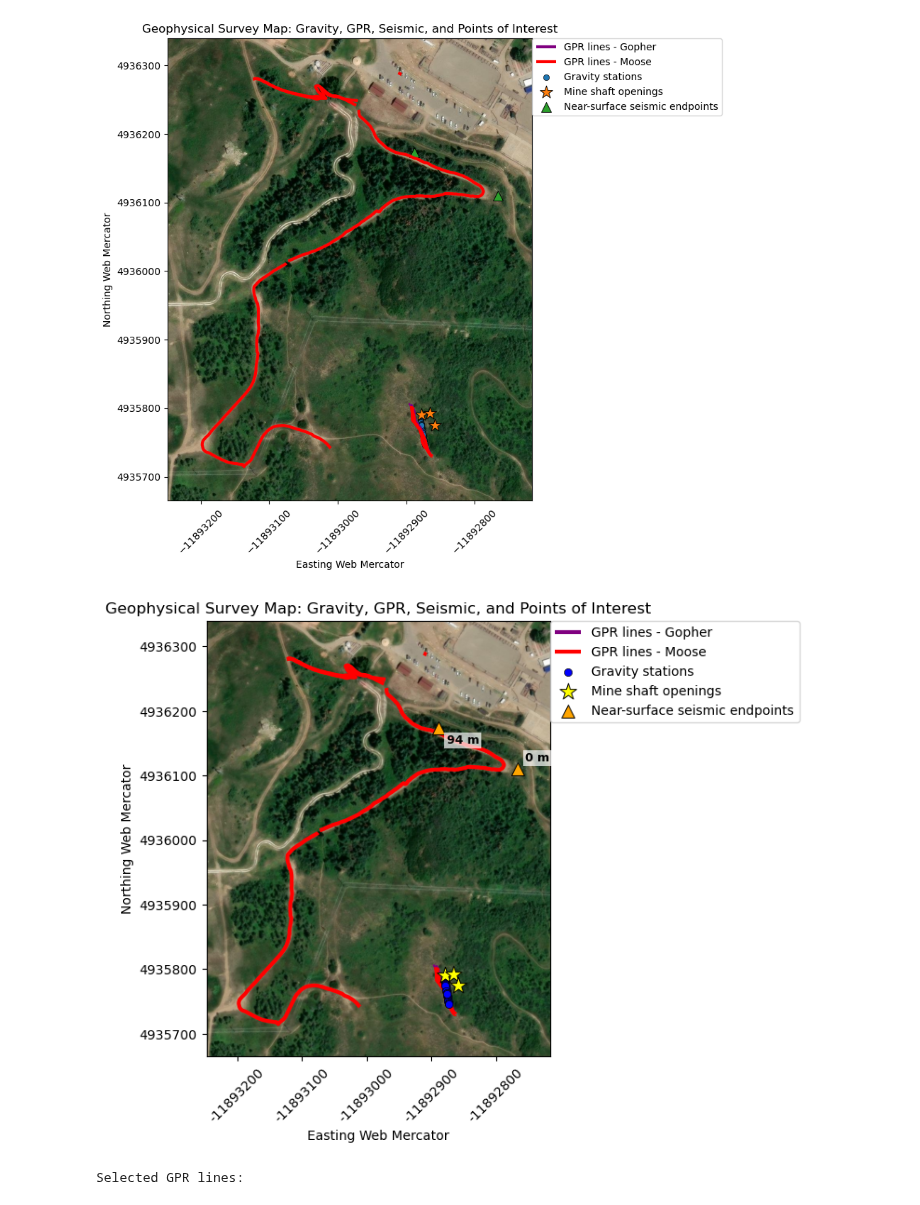
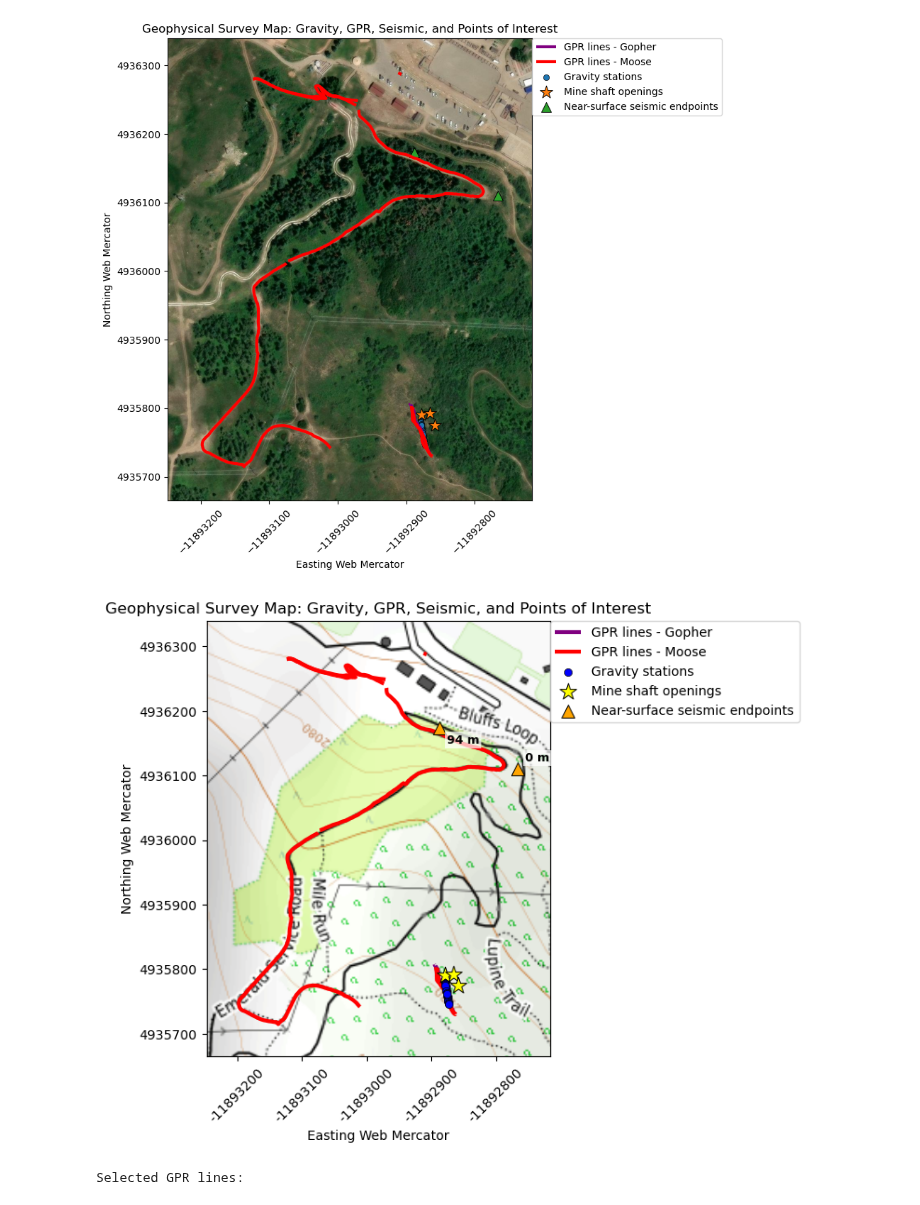
Before and after one commit to tessamurphy16/Geophysical-Characterization-of-the-Historic-Onyx-Mine-in-Steamboat-Springs-CO.-, a Jupyter notebook: notebooks/WORKING ipynb files/gravity_gps.ipynb, the cells around one changed output. Saved outputs shown, nothing was run; the diff lists cells and outputs as text; code cells hidden in the pictures.

```diff
--- a/notebooks/WORKING ipynb files/gravity_gps.ipynb
+++ b/notebooks/WORKING ipynb files/gravity_gps.ipynb
@@ -567,8 +549,8 @@ ax.set_ylim(ymin - buffer, ymax + buffer)
 # Basemap first
 cx.add_basemap(
     ax,
-    source=cx.providers.Esri.WorldImagery,
-    zoom=18,
+    source=cx.providers.OpenTopoMap,
+    zoom=16,
     attribution=False
 )
 
@@ -644,34 +626,35 @@ for idx, row in seismic_3857.iterrows():
         color="black",
         fontweight="bold",
         bbox=dict(facecolor="white", edgecolor="none", alpha=0.7, pad=1.5),
         zorder=7
     )
 
 # ----------------------------
 # Formatting
 # ----------------------------
 
 ax.set_title("Geophysical Survey Map: Gravity, GPR, Seismic, and Points of Interest")
 ax.set_xlabel("Easting Web Mercator")
 ax.set_ylabel("Northing Web Mercator")
 
 ax.legend(
     loc="upper left",
     bbox_to_anchor=(1.0, 1.0),
     ncol=1,
     borderaxespad=0
 )
 
+
 # Force full coordinate values
 ax.xaxis.set_major_formatter(FormatStrFormatter("%.0f"))
 ax.yaxis.set_major_formatter(FormatStrFormatter("%.0f"))
 
 plt.xticks(rotation=45)
 
 plt.tight_layout(rect=[0, 0, 0.78, 1])
 plt.show()
 # %% [output]
-[figure, old version]
+[figure, new version]
 # %%
 # ----------------------------
 # Select GPR lines for final map
```
Also changed, not shown: parts of 5 cells of this notebook.
